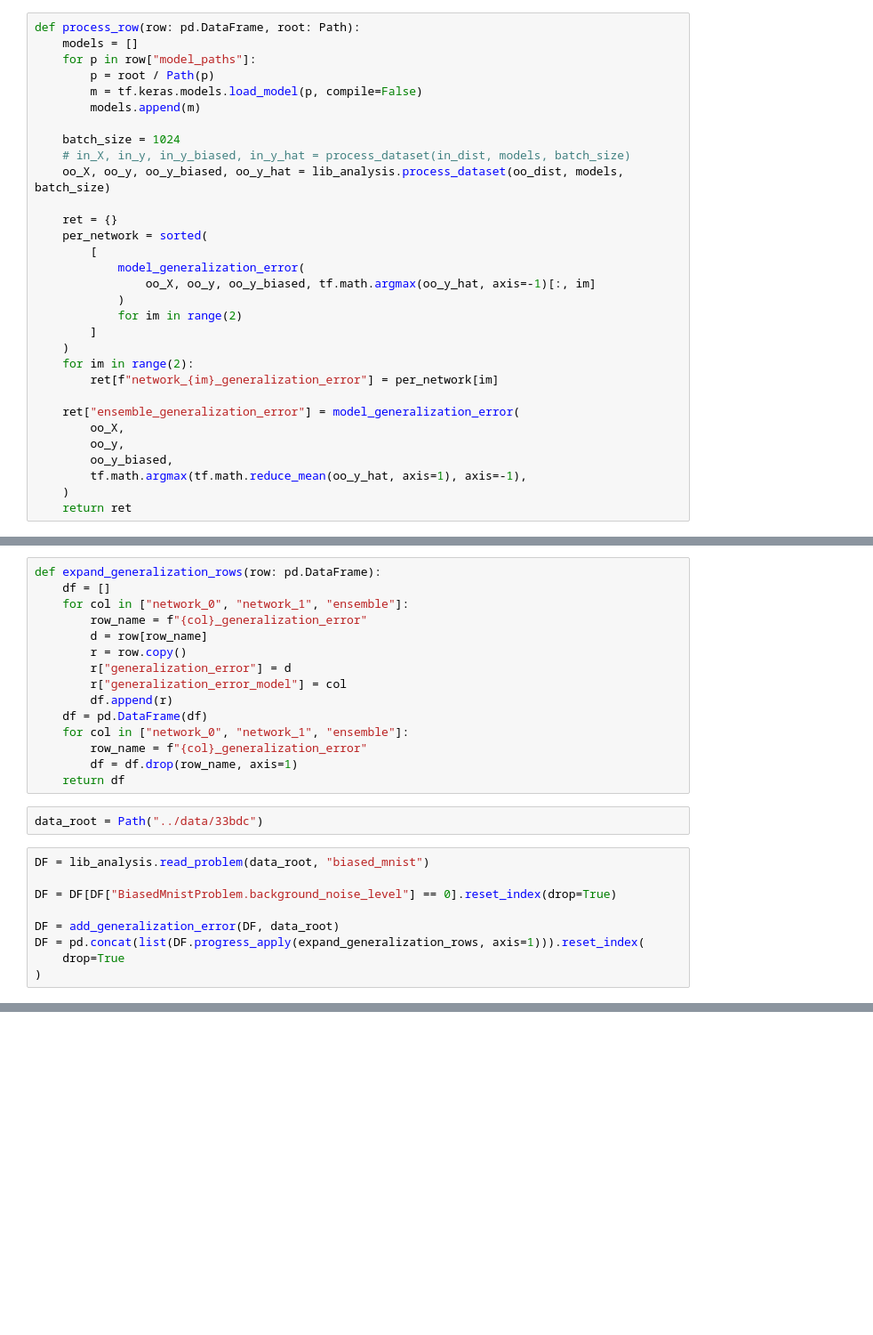
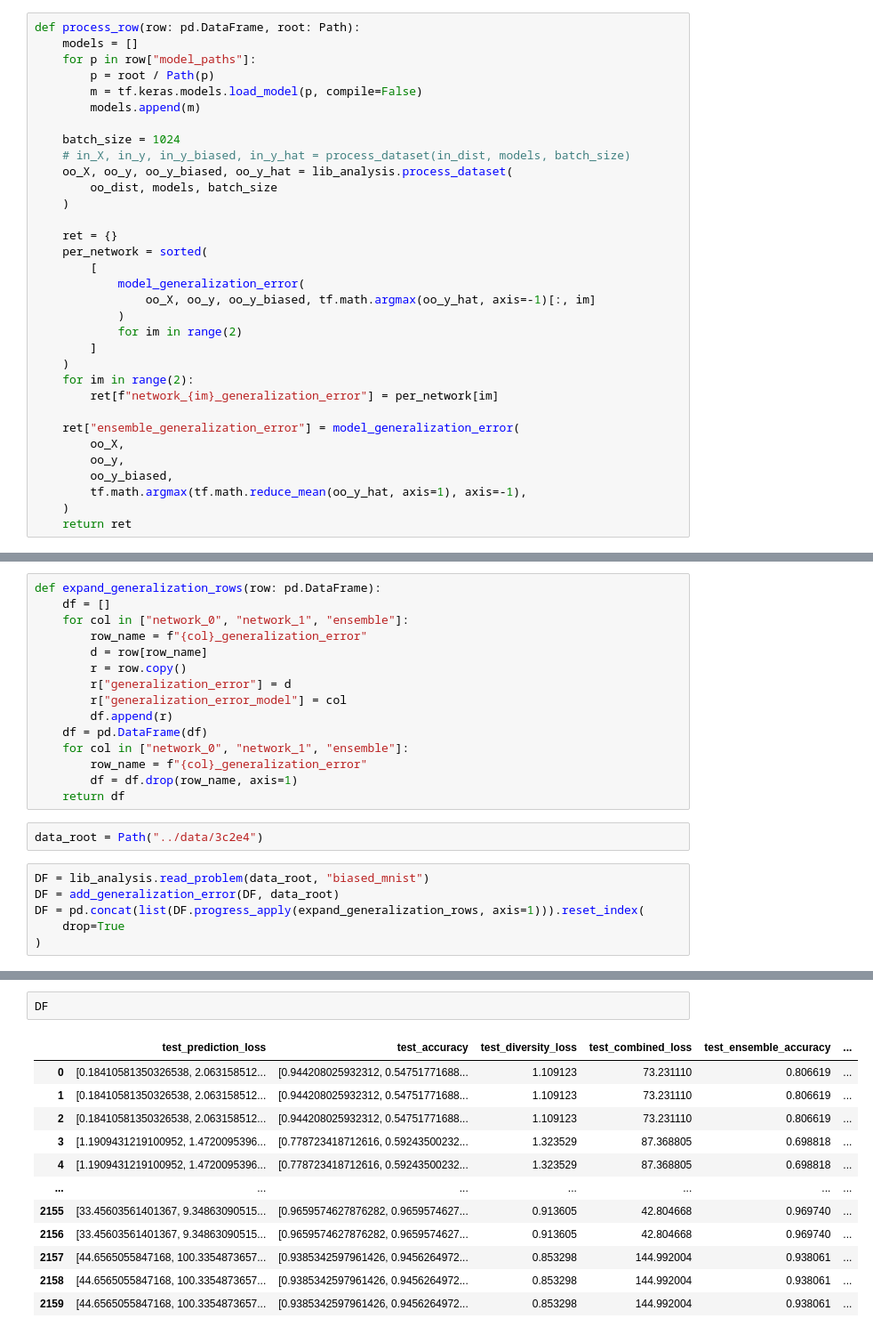
Before and after one commit to ericpts/hsic, a Jupyter notebook: analysis.ipynb, the cells around one changed output, grey strips where cells are left out. Shown at 89% size. Drawn from its saved outputs; the diff is of its cells as text; blank space fills up the shorter version.

```diff
--- a/analysis.ipynb
+++ b/analysis.ipynb
@@ -83,7 +83,9 @@ def process_row(row: pd.DataFrame, root: Path):
 
     batch_size = 1024
     # in_X, in_y, in_y_biased, in_y_hat = process_dataset(in_dist, models, batch_size)
-    oo_X, oo_y, oo_y_biased, oo_y_hat = lib_analysis.process_dataset(oo_dist, models, batch_size)
+    oo_X, oo_y, oo_y_biased, oo_y_hat = lib_analysis.process_dataset(
+        oo_dist, models, batch_size
+    )
 
     ret = {}
     per_network = sorted(
@@ -132,12 +134,9 @@ def expand_generalization_rows(row: pd.DataFrame):
         df = df.drop(row_name, axis=1)
     return df
 # %%
-data_root = Path("../data/33bdc")
+data_root = Path("../data/3c2e4")
 # %%
 DF = lib_analysis.read_problem(data_root, "biased_mnist")
-
-DF = DF[DF["BiasedMnistProblem.background_noise_level"] == 0].reset_index(drop=True)
-
 DF = add_generalization_error(DF, data_root)
 DF = pd.concat(list(DF.progress_apply(expand_generalization_rows, axis=1))).reset_index(
     drop=True
@@ -231,3 +230,18 @@ app.layout = html.Div([dcc.Tabs(top_level_tabs)])
 app.run_server(mode="inline")
 # %% [output]
 [interactive output not drawn]
+# %%
+DF
+# %% [output]
+|  | test_prediction_loss | test_accuracy | test_diversity_loss | test_combined_loss | test_ensemble_accuracy | ... |
+| 0 | [0.18410581350326538, 2.063158512... | [0.944208025932312, 0.54751771688... | 1.109123 | 73.231110 | 0.806619 | ... |
+| 1 | [0.18410581350326538, 2.063158512... | [0.944208025932312, 0.54751771688... | 1.109123 | 73.231110 | 0.806619 | ... |
+| 2 | [0.18410581350326538, 2.063158512... | [0.944208025932312, 0.54751771688... | 1.109123 | 73.231110 | 0.806619 | ... |
+| 3 | [1.1909431219100952, 1.4720095396... | [0.778723418712616, 0.59243500232... | 1.323529 | 87.368805 | 0.698818 | ... |
+| 4 | [1.1909431219100952, 1.4720095396... | [0.778723418712616, 0.59243500232... | 1.323529 | 87.368805 | 0.698818 | ... |
+| ... | ... | ... | ... | ... | ... | ... |
+| 2155 | [33.45603561401367, 9.34863090515... | [0.9659574627876282, 0.9659574627... | 0.913605 | 42.804668 | 0.969740 | ... |
+| 2156 | [33.45603561401367, 9.34863090515... | [0.9659574627876282, 0.9659574627... | 0.913605 | 42.804668 | 0.969740 | ... |
+| 2157 | [44.6565055847168, 100.3354873657... | [0.9385342597961426, 0.9456264972... | 0.853298 | 144.992004 | 0.938061 | ... |
+| 2158 | [44.6565055847168, 100.3354873657... | [0.9385342597961426, 0.9456264972... | 0.853298 | 144.992004 | 0.938061 | ... |
+| 2159 | [44.6565055847168, 100.3354873657... | [0.9385342597961426, 0.9456264972... | 0.853298 | 144.992004 | 0.938061 | ... |
```
Also changed, not shown: parts of 4 cells of this notebook, 8 other files.
